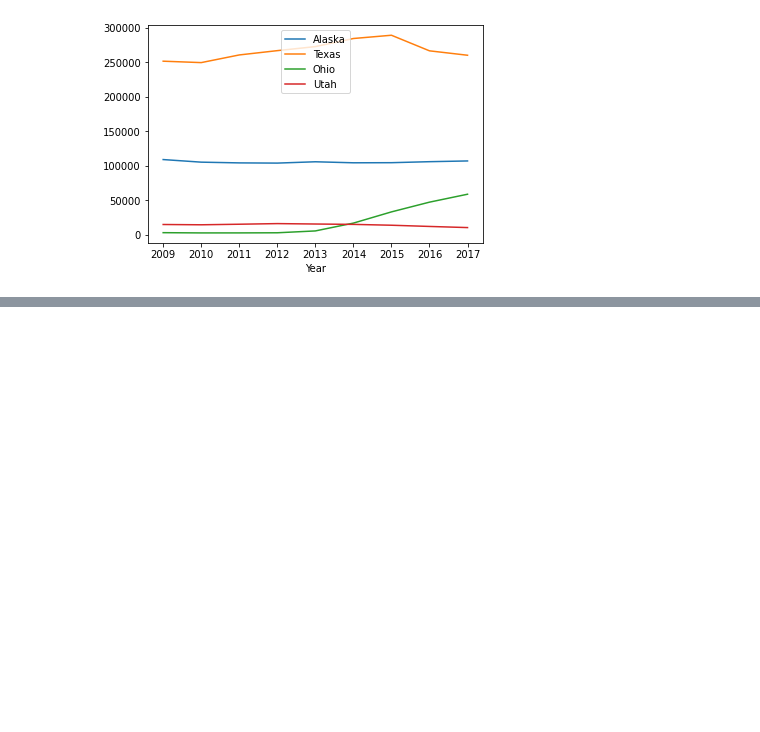
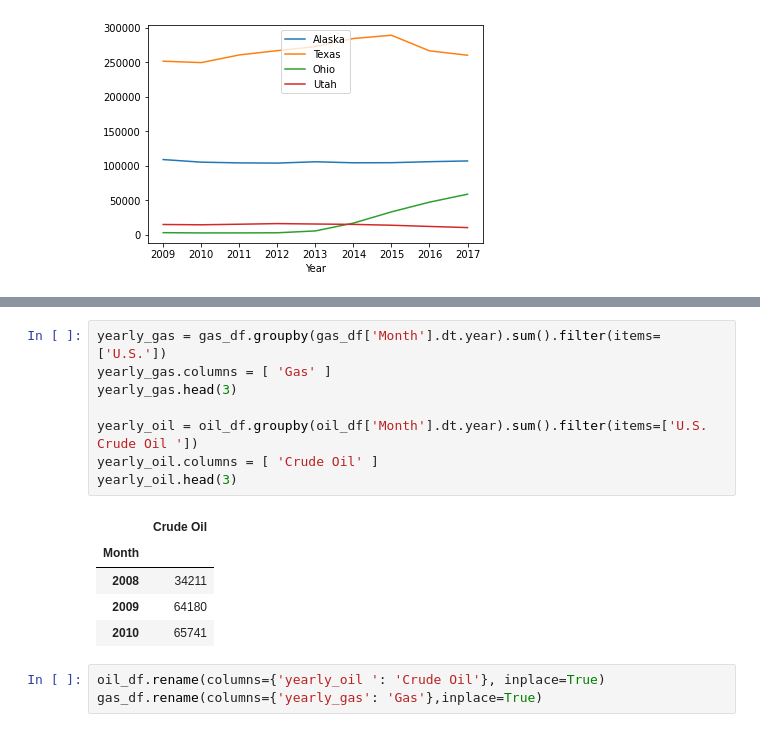
Before and after one commit to selmalopez/data-challenges, a Jupyter notebook: 02-Data-Toolkit/01-Data-Analysis/02-US-Oil-and-Gas-Production/Exercise.ipynb, the cells around one changed output, grey strips where cells are left out. Saved outputs shown, nothing was run; the diff lists cells and outputs as text; blank space fills up the shorter version.

```diff
--- a/02-Data-Toolkit/01-Data-Analysis/02-US-Oil-and-Gas-Production/Exercise.ipynb
+++ b/02-Data-Toolkit/01-Data-Analysis/02-US-Oil-and-Gas-Production/Exercise.ipynb
@@ -118,0 +171,17 @@ Text(0.5, 0, 'Year')
+# %%
+yearly_gas = gas_df.groupby(gas_df['Month'].dt.year).sum().filter(items=['U.S.'])
+yearly_gas.columns = [ 'Gas' ]
+yearly_gas.head(3)
+
+yearly_oil = oil_df.groupby(oil_df['Month'].dt.year).sum().filter(items=['U.S. Crude Oil '])
+yearly_oil.columns = [ 'Crude Oil' ]
+yearly_oil.head(3)
+# %% [output]
+|  | Crude Oil |
+| Month |  |
+| 2008 | 34211 |
+| 2009 | 64180 |
+| 2010 | 65741 |
+# %%
+oil_df.rename(columns={'yearly_oil ': 'Crude Oil'}, inplace=True)
+gas_df.rename(columns={'yearly_gas': 'Gas'},inplace=True)
```
Also changed, not shown: parts of 11 cells of this notebook.
